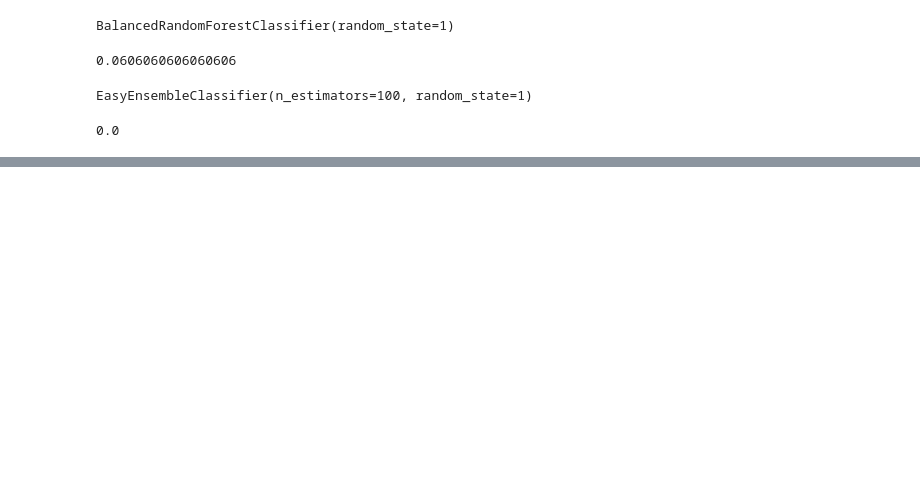
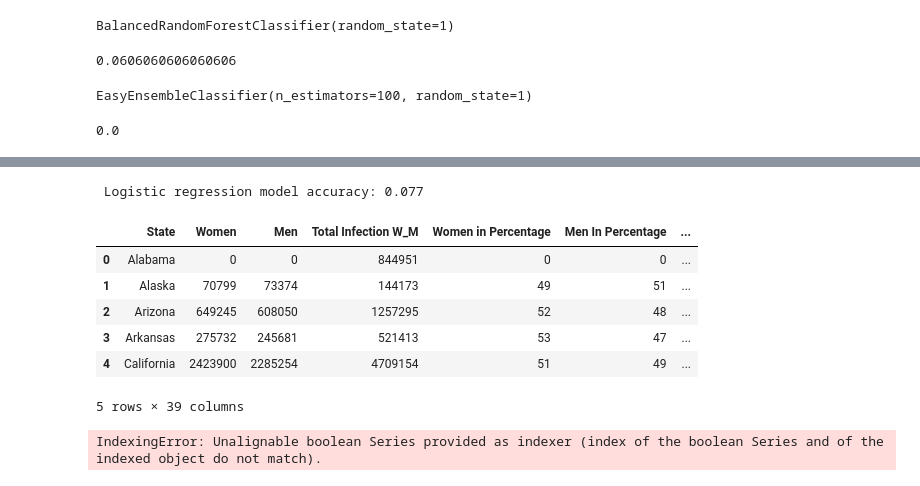
Before and after one commit to antirose/CovidInfectionAnalysis, a Jupyter notebook: machine learning model/machine_learning.ipynb, the cells around one changed output, grey strips where cells are left out. Cells and saved outputs as stored; diff of their text form; code cells hidden in the pictures; blank space fills up the shorter version.

```diff
--- a/machine learning model/machine_learning.ipynb
+++ b/machine learning model/machine_learning.ipynb
@@ -271,2 +338,14 @@ balanced_accuracy_score(y_test, y_pred)
+# %%
+# Define the logistic regression model
+log_classifier = LogisticRegression(solver="lbfgs",max_iter=200)
+
+# Train the model
+log_classifier.fit(X_train,y_train)
+
+# Evaluate the model
+y_pred = log_classifier.predict(X_test)
+print(f" Logistic regression model accuracy: {accuracy_score(y_test,y_pred):.3f}")
+# %% [output]
+ Logistic regression model accuracy: 0.077
 # %%
 # Graphical summary of the model.
@@ -272,0 +354,29 @@ balanced_accuracy_score(y_test, y_pred)
+# %%
+# Import our dependencies
+from sklearn.model_selection import train_test_split
+from sklearn.preprocessing import StandardScaler,OneHotEncoder
+from sklearn.metrics import accuracy_score
+from sklearn.svm import SVC
+import pandas as pd
+import tensorflow as tf
+
+# Import our input dataset
+covidanalysis_encoded = pd.read_csv("./CovidFinalClean.csv")
+covidanalysis_encoded.head()
+# %% [output]
+|  | State | Women | Men | Total Infection W_M | Women in Percentage | Men In Percentage | ... |
+| 0 | Alabama | 0 | 0 | 844951 | 0 | 0 | ... |
+| 1 | Alaska | 70799 | 73374 | 144173 | 49 | 51 | ... |
+| 2 | Arizona | 649245 | 608050 | 1257295 | 52 | 48 | ... |
+| 3 | Arkansas | 275732 | 245681 | 521413 | 53 | 47 | ... |
+| 4 | California | 2423900 | 2285254 | 4709154 | 51 | 49 | ... |
+5 rows × 39 columns
+# %%
+# Generate our categorical variable list
+tele_cat = covidanalysis_encoded.dtypes[tele_df.dtypes == "object"].index.tolist()
+
+
+# Check the number of unique values in each column
+covidanalysis_encoded[tele_cat].nunique()
+# %% [output]
+IndexingError: Unalignable boolean Series provided as indexer (index of the boolean Series and of the indexed object do not match).
```
Also changed, not shown: parts of 20 cells of this notebook, 3 other files.
